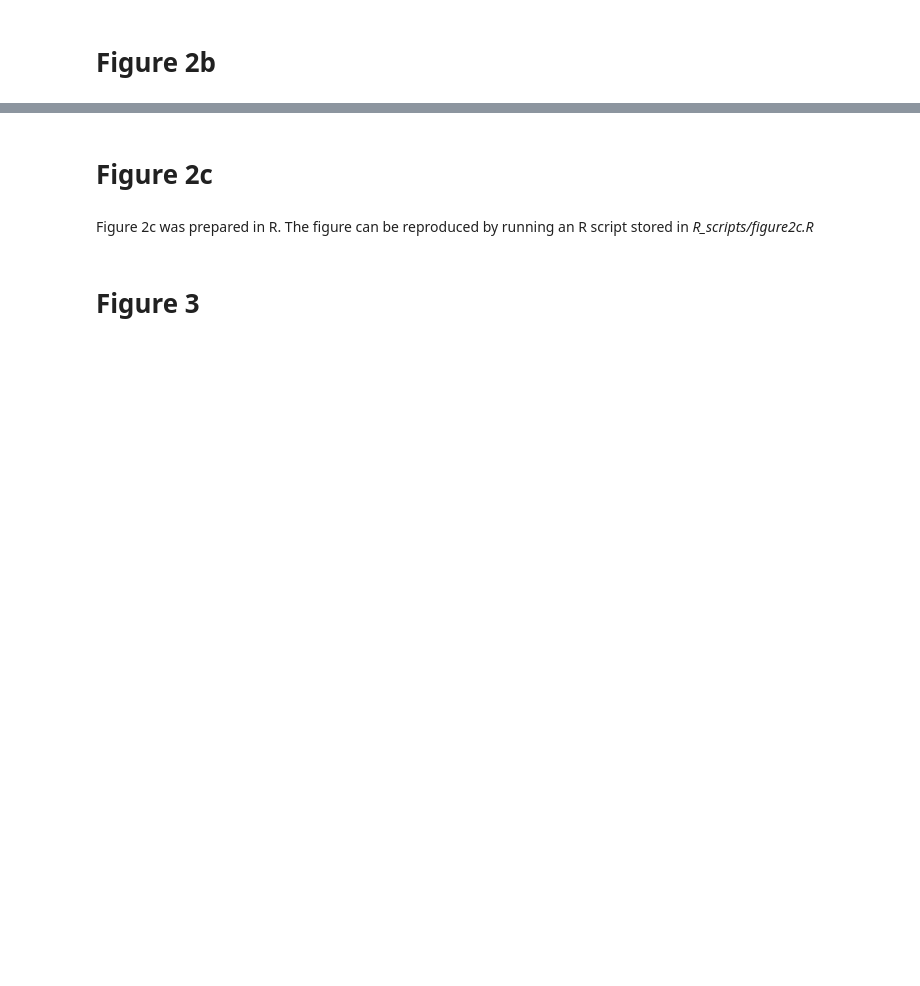
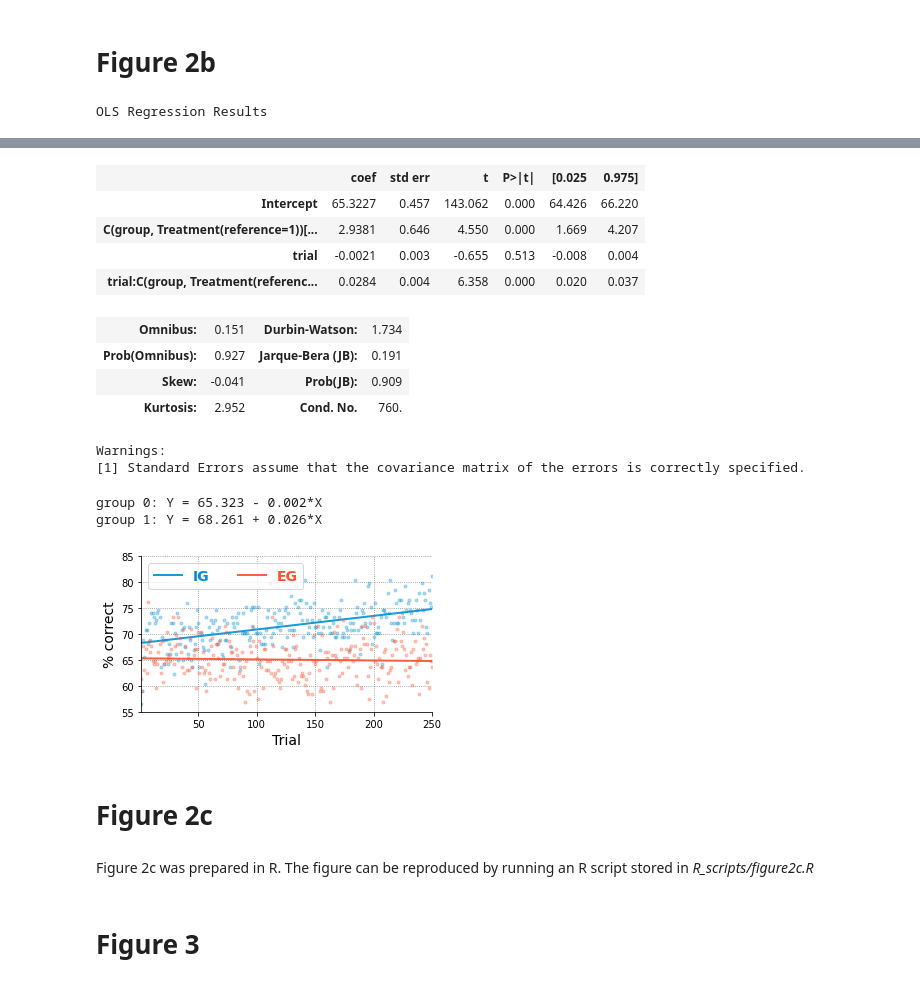
Before and after one commit to flowersteam/Humans-monitor-LP, a Jupyter notebook: prepare_figures.ipynb, the cells around one changed output, grey strips where cells are left out. Cells and saved outputs as stored; diff of their text form; code cells hidden in the pictures; blank space fills up the shorter version.

Commit message:
Figures in 2b now use clean_data.csv

```diff
--- a/prepare_figures.ipynb
+++ b/prepare_figures.ipynb
@@ -129,17 +121,25 @@ make_fig2a(
 # Figure 2b
 # %%
 def make_top_fig(data_path, figname, save_to, save_as=None):
-    cols = ['st1', 'st2', 'st3', 'st4']
-    df = lut.unpickle(data_path)
-    _, Ns = np.unique(df.grp.values, return_counts=True)
-    Ns = Ns // 250
-    df = df.set_index(['grp', 'sid', 'trial']).loc[:, cols]
-    counts_per_trial = df.groupby(['grp', 'trial']).sum()
+    # Load data, select columns
+    df = pd.read_csv(data_path)[['sid','group','trial','activity']]
 
+    # Select free-play trials
+    df = df.loc[(df.trial <= 60+250) & (df.trial > 60)]
+    df.loc[:, 'trial'] -= 60
+
+    # Get group sizes
+    group_sizes = [group_sids.size for group_sids in df.groupby(['group']).sid.unique().values]
+
+    # Count subjects per activity per trial for each group
+    df = df.groupby(['group','activity','trial']).agg({'sid': 'nunique'})
+    df = df.rename(columns={'sid':'n'})
+
+    # Create figure, define gridspec
     fig = plt.figure(figname, figsize=[5, 6])
     gs = gridspec.GridSpec(2, 1)
 
-    # Ghost axis
+    # Create ghost axis for common label
     ax = fig.add_subplot(gs[:2, 0])
     ax.tick_params(left=False, labelleft=False, bottom=False, labelbottom=False)
     for spine in ax.spines.values():
@@ -147,7 +147,6 @@ def make_top_fig(data_path, figname, save_to, save_as=None):
     ax.set_ylabel('Fraction of Ps selecting a learning activity', fontsize=14, labelpad=30)
 
     for i, grp in enumerate([1, 0]):
-        # Left panels
         ax = vut.pretty(fig.add_subplot(gs[i, :3]))
         ax.set_xlim(1, 250)
         ax.set_ylim(.08, .5)
@@ -166,9 +165,9 @@ def make_top_fig(data_path, figname, save_to, save_as=None):
                       ha='left', va='top', transform=ax.transAxes,
                       color=gcolors[grp], fontweight='bold', fontsize=14)
 
-        for tsk in [1, 2, 3, 4]:
-            psel = counts_per_trial.loc[(grp, slice(None)), 'st' + str(tsk)].values.squeeze() / Ns[grp]
-            ax.plot(psel, c=colors[tsk - 1], label=tlabels[tsk], lw=2)
+        for j, activity in enumerate(df.index.unique(1).tolist()):
+            psel = df.loc[(grp, activity, slice(None)), 'n'].sort_index().values / group_sizes[grp]
+            ax.plot(psel, c=colors[j], label=activity, lw=2)
 
     fig.tight_layout()
     if save_as:
@@ -176,17 +175,19 @@ def make_top_fig(data_path, figname, save_to, save_as=None):
 
 
 def make_bottom_fig(data_path, figname, save_to, save_as=None):
-    # Prepare data
-    cols = 'sid,grp,ntm,trial,t0,cor'.split(',')
-    df = lut.unpickle(data_path)[cols]
-    df.loc[:, 'trial'] = df.trial + 1
+    # Load data, select columns
+    df = pd.read_csv(data_path)[['sid','group','trial','correct']]
 
-    gdf = df.groupby(['grp', 'trial'])[['cor']].mean()
-    gdf.loc[:, 'cor'] = gdf.cor * 100
-    w = 15
+    # Select free-play trials
+    df = df.loc[(df.trial <= 60+250) & (df.trial > 60)]
+    df.loc[:, 'trial'] -= 60
 
-    lmdf = gdf.reset_index()
-    lm = ols('cor ~ trial*C(grp,Treatment(reference=1))', data=lmdf).fit()
+    # Calculate percentage of subjects who guessed correctly for each trial in each group
+    df = df.groupby(['group', 'trial'])[['correct']].mean()
+    df.loc[:, 'correct'] = df.correct * 100
+
+    # Fit linear regression (set EG for contrast reference)
+    lm = ols('correct ~ trial*C(group,Treatment(reference=1))', data=df.reset_index()).fit()
     params = lm.params
     display(lm.summary())
 
@@ -195,19 +196,22 @@ def make_bottom_fig(data_path, figname, save_to, save_as=None):
     ax = vut.pretty(fig.add_subplot(111))
 
     for grp in [0, 1]:
+        # Display raw percentages
         x = np.arange(1, 251)
-        y = gdf.loc[(grp, slice(None)), :].values.squeeze()
+        y = df.loc[(grp, slice(None)), :].values.squeeze()
         ax.plot(x, y, color=gcolors[grp], ls='', alpha=.3, marker='.')
 
+        # Display model predictions
         x_ = np.array([1, 251])
-        y_ = lm.predict({'grp': (grp, grp), 'trial': x_})
+        y_ = lm.predict({'group': (grp, grp), 'trial': x_})
         ax.plot(x_, y_, color=gcolors[grp], lw=2, alpha=.9, label=fullglabels[grp])
 
+        # Print fitted line equations
         intercept = params[0] + params[1] * grp
         slope = params[2] + params[3] * grp
         pos = int(slope > 0)
         txt = 'Y = {:.3f} {} {:.3f}*X'.format(intercept, '-+'[pos], np.abs(slope))
-        print('grp {}: {}'.format(grp, txt))
+        print('group {}: {}'.format(grp, txt))
 
     ax.set_xlabel('Trial', fontsize=14)
     ax.set_ylabel('% correct', fontsize=14)
@@ -223,7 +227,7 @@ def make_bottom_fig(data_path, figname, save_to, save_as=None):
         vut.save_it(fig, save_to, figname, save_as=save_as, compress=False)
 
 
-data_path = 'data/ntm_data_freeplay.pkl'
+data_path = 'data/clean_data.csv'
 save_path = 'figures'
 fig_format = '' # File format (png, jpeg, svg, ...)
 
@@ -240,3 +244,5 @@ make_bottom_fig(
     save_to=save_path,
     save_as=fig_format
 )
+# %% [output]
+OLS Regression Results
@@ -243,3 +258,17 @@ make_bottom_fig(
+|  | coef | std err | t | P>|t| | [0.025 | 0.975] |
+| Intercept | 65.3227 | 0.457 | 143.062 | 0.000 | 64.426 | 66.220 |
+| C(group, Treatment(reference=1))[... | 2.9381 | 0.646 | 4.550 | 0.000 | 1.669 | 4.207 |
+| trial | -0.0021 | 0.003 | -0.655 | 0.513 | -0.008 | 0.004 |
+| trial:C(group, Treatment(referenc... | 0.0284 | 0.004 | 6.358 | 0.000 | 0.020 | 0.037 |
+| Omnibus: | 0.151 | Durbin-Watson: | 1.734 |
+| Prob(Omnibus): | 0.927 | Jarque-Bera (JB): | 0.191 |
+| Skew: | -0.041 | Prob(JB): | 0.909 |
+| Kurtosis: | 2.952 | Cond. No. | 760. |
+Warnings:
+[1] Standard Errors assume that the covariance matrix of the errors is correctly specified.
+group 0: Y = 65.323 - 0.002*X
+group 1: Y = 68.261 + 0.026*X
+[figure, added]
 # %% [markdown]
 # Figure 2c
 # %% [markdown]
```
Also changed, not shown: parts of 4 cells of this notebook.
